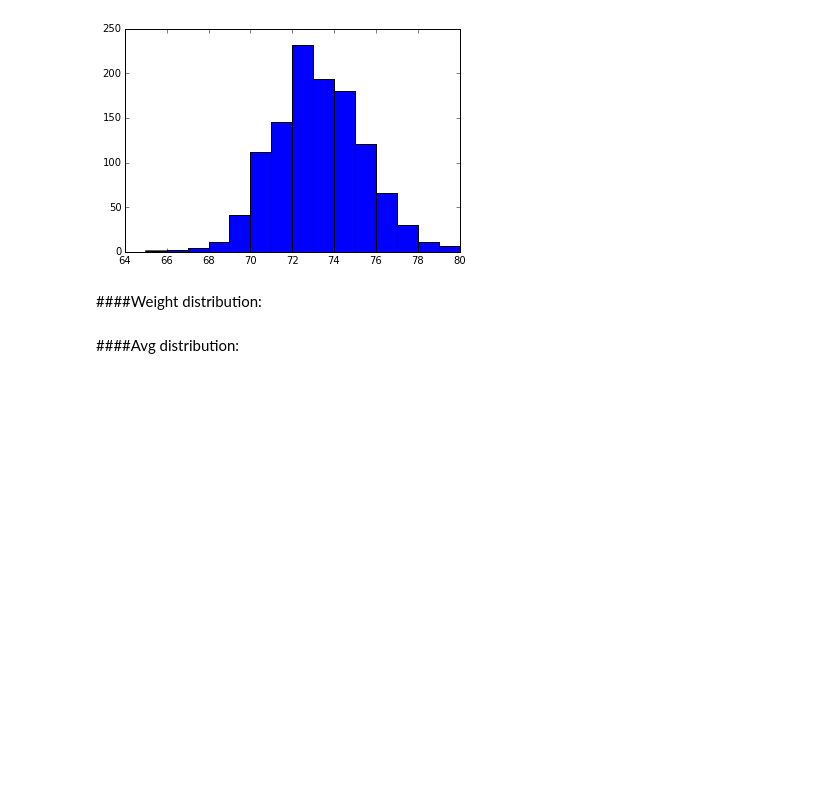
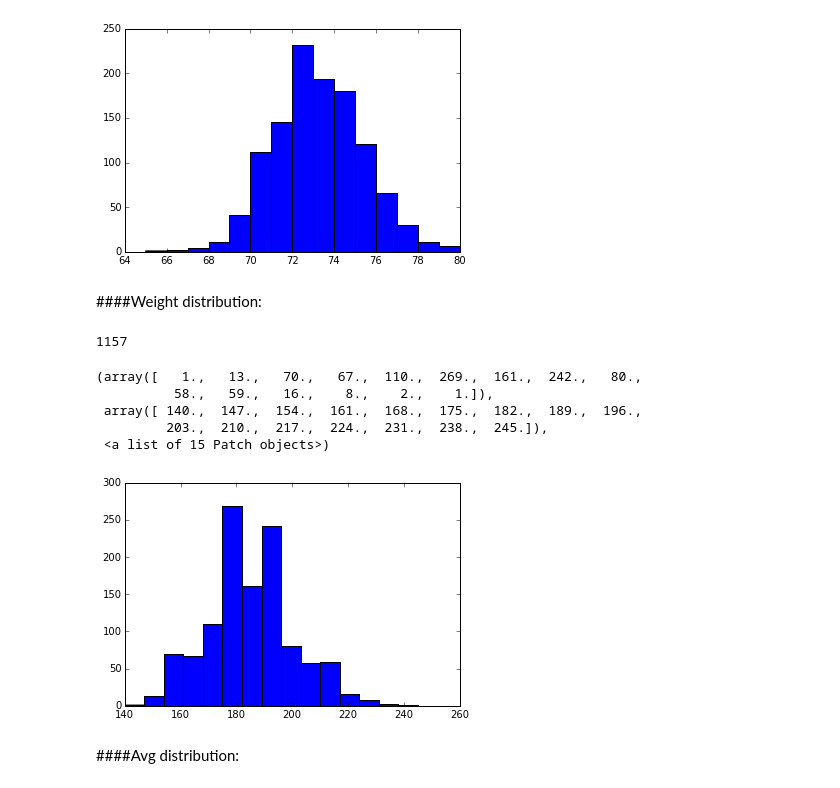
Before and after one commit to tvikkula/visualize-d3, a Jupyter notebook: resources/explore-batters.ipynb, the cells around one changed output. Cells and saved outputs as stored; diff of their text form; code cells hidden in the pictures; blank space fills up the shorter version.

```diff
--- a/resources/explore-batters.ipynb
+++ b/resources/explore-batters.ipynb
@@ -5,3 +7,18 @@ A quick look at the batters dataset and it's data fields - their distributions a
+# %%
+def bmi(height, weight):
+    # In pounds, inches
+    return weight*0.45 / (height*0.025)**2
+
+with open('../data/baseball_data.csv', mode='r') as csvfile:
+    with open('../data/baseball_new_data.csv', 'w') as csvoutput:
+        w = csv.writer(csvoutput, lineterminator='\n')
+        r = csv.reader(csvfile)
+        heds = r.next()
+        heds.append('BMI')
+        w.writerow(heds)
+        for item in r:
+            item.append(bmi(float(item[2]), float(item[3])))
+            w.writerow(item)
 # %%
 import csv
 import matplotlib.pyplot as plt
@@ -9,7 +26,7 @@ from matplotlib import rcParams
 import numpy as np
 %matplotlib inline
 import pprint
-with open('../data/baseball_data.csv', mode='r') as csvfile:
+with open('../data/baseball_new_data.csv', mode='r') as csvfile:
     reader = csv.reader(csvfile)
     # Ignore headers
     headers = reader.next()
@@ -45,6 +64,19 @@ plt.hist(heights, bins=15)
 [figure]
 # %% [markdown]
 ####Weight distribution:
+# %%
+weights = np.array([float(i[3]) for i in data])
+print len(weights)
+plt.figure()
+plt.hist(weights, bins=15)
+# %% [output]
+1157
+(array([   1.,   13.,   70.,   67.,  110.,  269.,  161.,  242.,   80.,
+          58.,   59.,   16.,    8.,    2.,    1.]),
+ array([ 140.,  147.,  154.,  161.,  168.,  175.,  182.,  189.,  196.,
+         203.,  210.,  217.,  224.,  231.,  238.,  245.]),
+ <a list of 15 Patch objects>)
+[figure, added]
 # %% [markdown]
 ####Avg distribution:
 # %%
```
Also changed, not shown: parts of 4 cells of this notebook.
